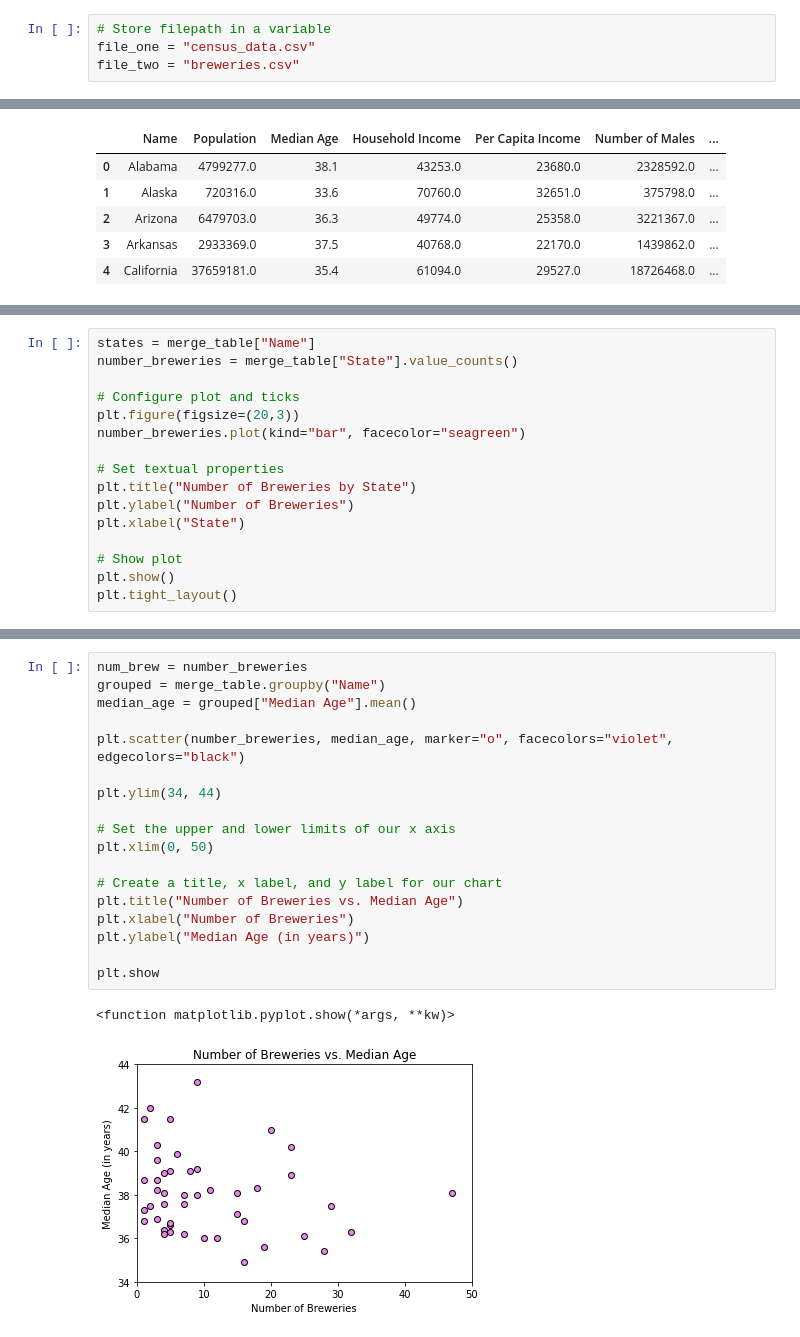
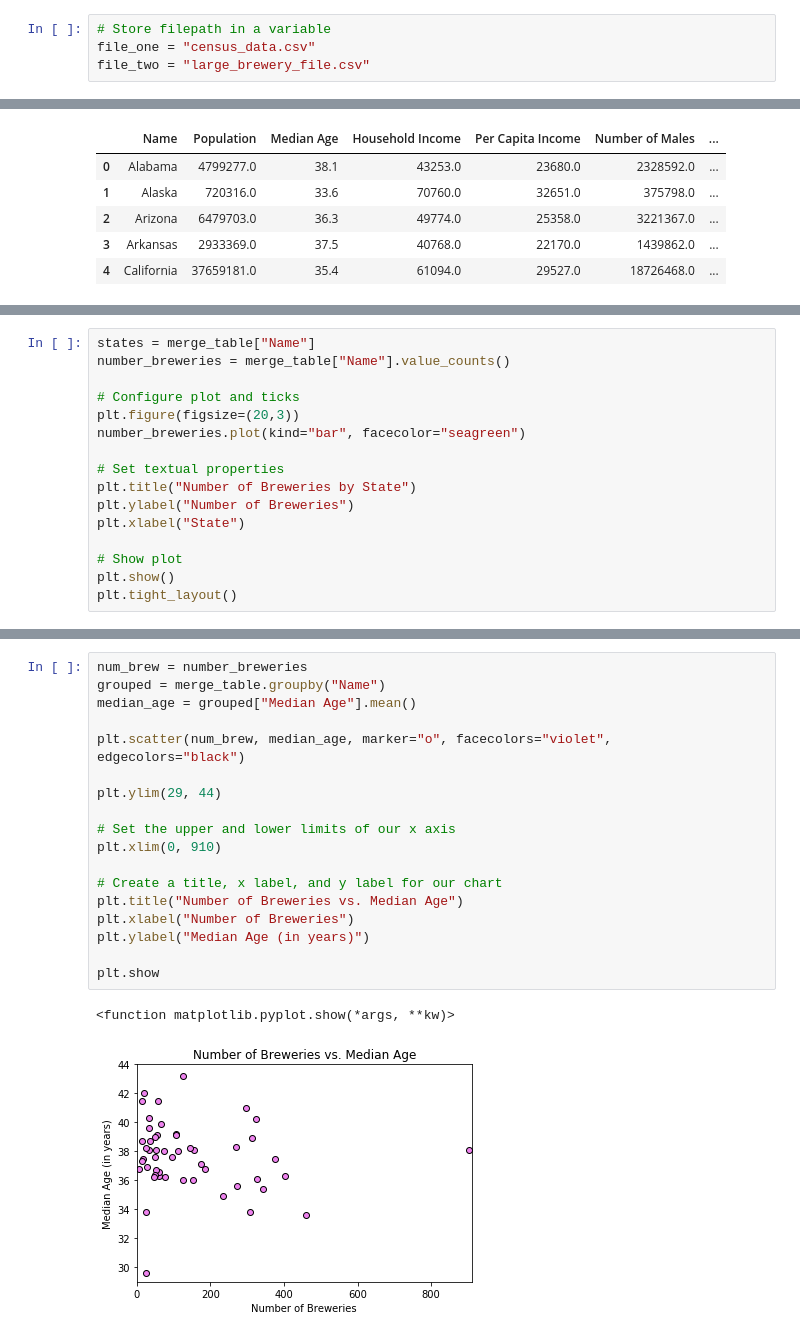
Before and after one commit to alhm528/project1, a Jupyter notebook: Census/State_join.ipynb, the cells around one changed output, grey strips where cells are left out. Cells and saved outputs as stored; diff of their text form.

```diff
--- a/Census/State_join.ipynb
+++ b/Census/State_join.ipynb
@@ -6,7 +7,7 @@ import pandas as pd
 # %%
 # Store filepath in a variable
 file_one = "census_data.csv"
-file_two = "breweries.csv"
+file_two = "large_brewery_file.csv"
 # %%
 # Read our Data file with the pandas library
 # Not every CSV requires an encoding, but be aware this can come up
@@ -60,6 +67,6 @@ merge_table
 # %%
 states = merge_table["Name"]
-number_breweries = merge_table["State"].value_counts()
+number_breweries = merge_table["Name"].value_counts()
 
 # Configure plot and ticks
 plt.figure(figsize=(20,3))
@@ -79,21 +86,21 @@ plt.tight_layout()
 # %%
 num_brew = number_breweries
 grouped = merge_table.groupby("Name")
 median_age = grouped["Median Age"].mean()
 
-plt.scatter(number_breweries, median_age, marker="o", facecolors="violet", edgecolors="black")
+plt.scatter(num_brew, median_age, marker="o", facecolors="violet", edgecolors="black")
 
-plt.ylim(34, 44)
+plt.ylim(29, 44)
 
 # Set the upper and lower limits of our x axis
-plt.xlim(0, 50)
+plt.xlim(0, 910)
 
 # Create a title, x label, and y label for our chart
 plt.title("Number of Breweries vs. Median Age")
 plt.xlabel("Number of Breweries")
 plt.ylabel("Median Age (in years)")
 
 plt.show
 # %% [output]
 <function matplotlib.pyplot.show(*args, **kw)>
-[figure, old version]
+[figure, new version]
```
Also changed, not shown: parts of 10 cells of this notebook, 4 other files.
